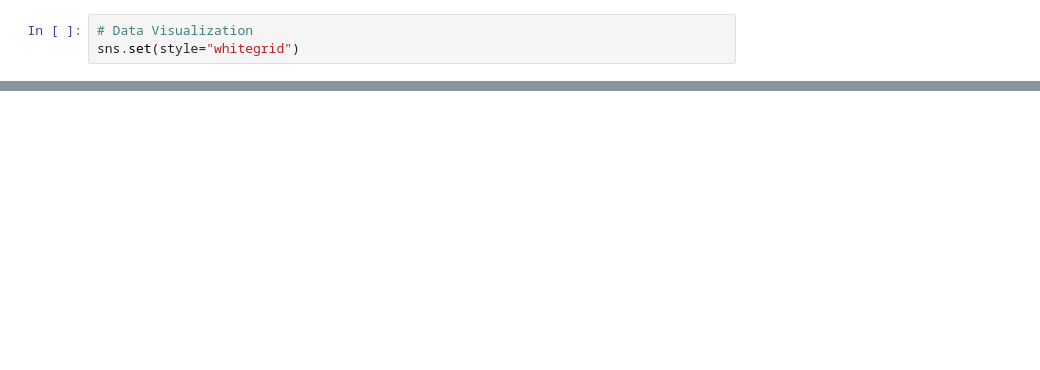
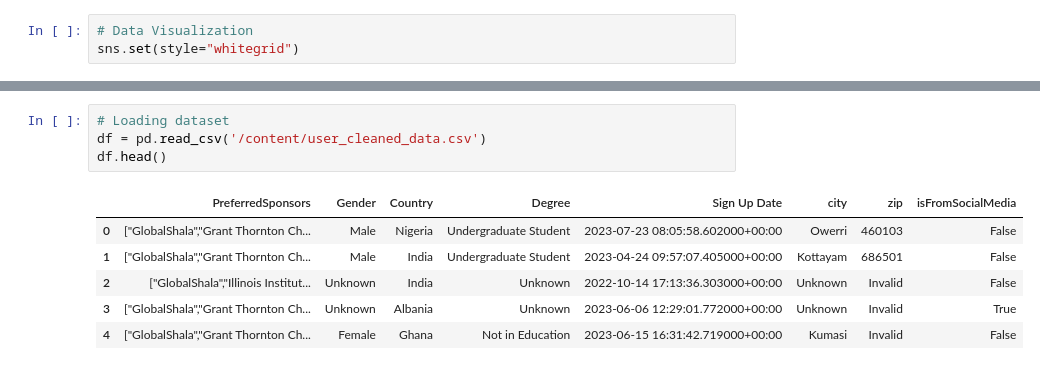
Before and after one commit to srijapamu25/Project-2, a Jupyter notebook: Data_Preprocessing & trend_analysis(Opportunity_data).ipynb, the cells around one changed output, grey strips where cells are left out. Drawn from its saved outputs; the diff is of its cells as text; blank space fills up the shorter version.

```diff
--- a/Data_Preprocessing & trend_analysis(Opportunity_data).ipynb
+++ b/Data_Preprocessing & trend_analysis(Opportunity_data).ipynb
@@ -227,0 +238,11 @@ plt.show()
+# %%
+# Loading dataset
+df = pd.read_csv('/content/user_cleaned_data.csv')
+df.head()
+# %% [output]
+|  | PreferredSponsors | Gender | Country | Degree | Sign Up Date | city | zip | isFromSocialMedia |
+| 0 | ["GlobalShala","Grant Thornton Ch... | Male | Nigeria | Undergraduate Student | 2023-07-23 08:05:58.602000+00:00 | Owerri | 460103 | False |
+| 1 | ["GlobalShala","Grant Thornton Ch... | Male | India | Undergraduate Student | 2023-04-24 09:57:07.405000+00:00 | Kottayam | 686501 | False |
+| 2 | ["GlobalShala","Illinois Institut... | Unknown | India | Unknown | 2022-10-14 17:13:36.303000+00:00 | Unknown | Invalid | False |
+| 3 | ["GlobalShala","Grant Thornton Ch... | Unknown | Albania | Unknown | 2023-06-06 12:29:01.772000+00:00 | Unknown | Invalid | True |
+| 4 | ["GlobalShala","Grant Thornton Ch... | Female | Ghana | Not in Education | 2023-06-15 16:31:42.719000+00:00 | Kumasi | Invalid | False |
```
Also changed, not shown: parts of 12 cells of this notebook.
